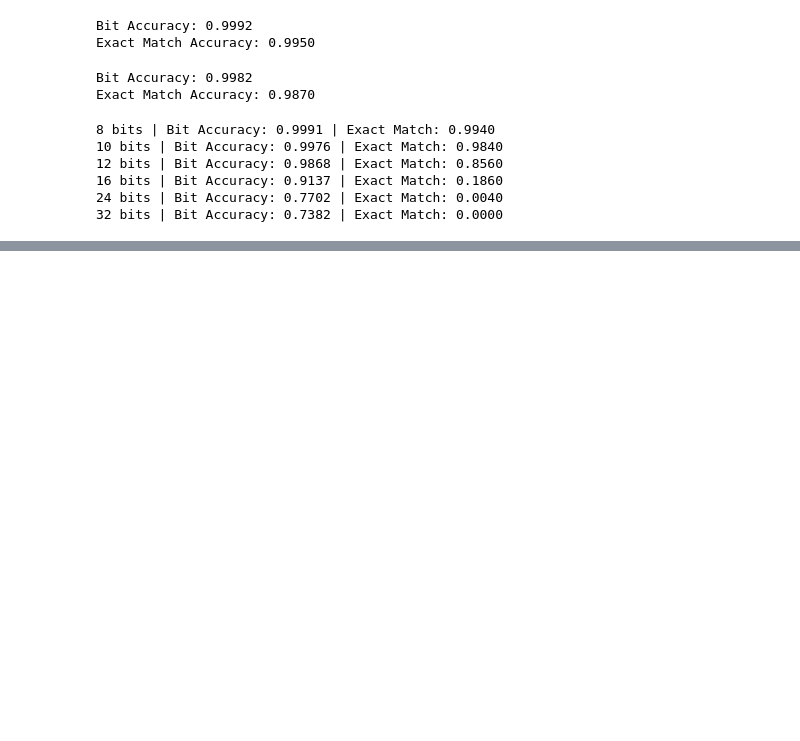
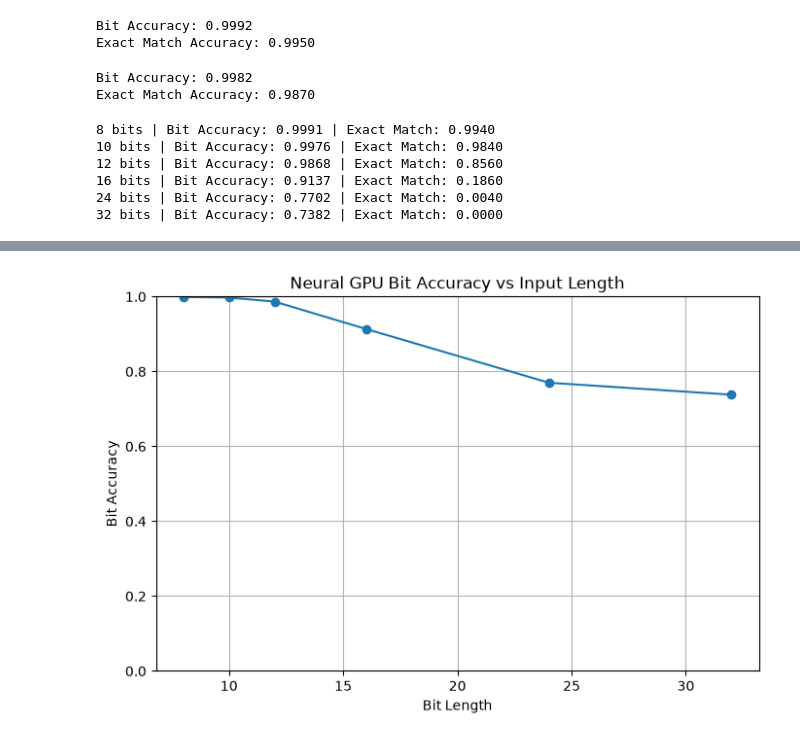
Before and after one commit to chadiboudaher/10000-hours-ml, a Jupyter notebook: experiments/neural-gpus/neural-gpu.ipynb, the cells around one changed output, grey strips where cells are left out. Cells and saved outputs as stored; diff of their text form; code cells hidden in the pictures; blank space fills up the shorter version.

```diff
--- a/experiments/neural-gpus/neural-gpu.ipynb
+++ b/experiments/neural-gpus/neural-gpu.ipynb
@@ -604,0 +626,19 @@ for length in test_lengths:
+# %%
+plt.figure(figsize=(8, 5))
+
+plt.plot(
+    test_lengths,
+    bit_accuracies,
+    marker="o"
+)
+
+plt.xlabel("Bit Length")
+plt.ylabel("Bit Accuracy")
+plt.title("Neural GPU Bit Accuracy vs Input Length")
+
+plt.ylim(0, 1)
+plt.grid(True)
+
+plt.show()
+# %% [output]
+[figure, added]
```
Also changed, not shown: parts of 1 cell of this notebook.
